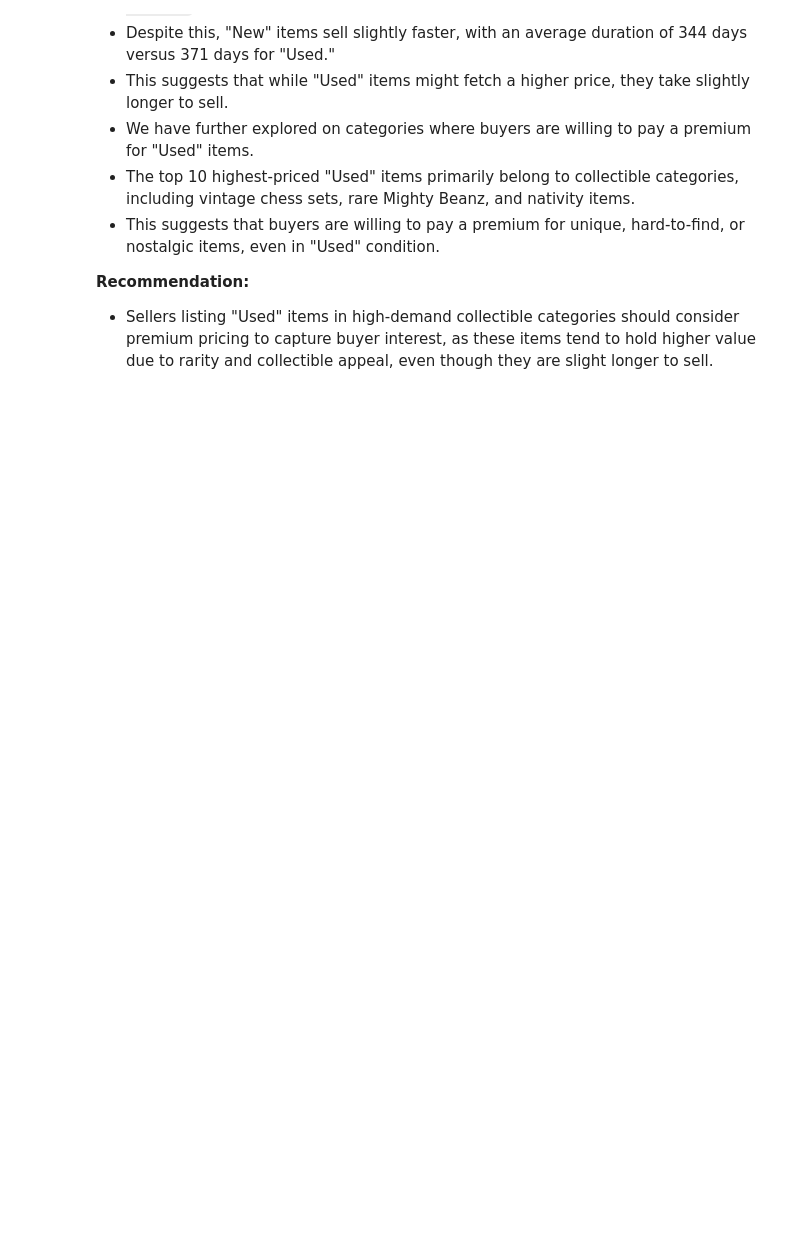
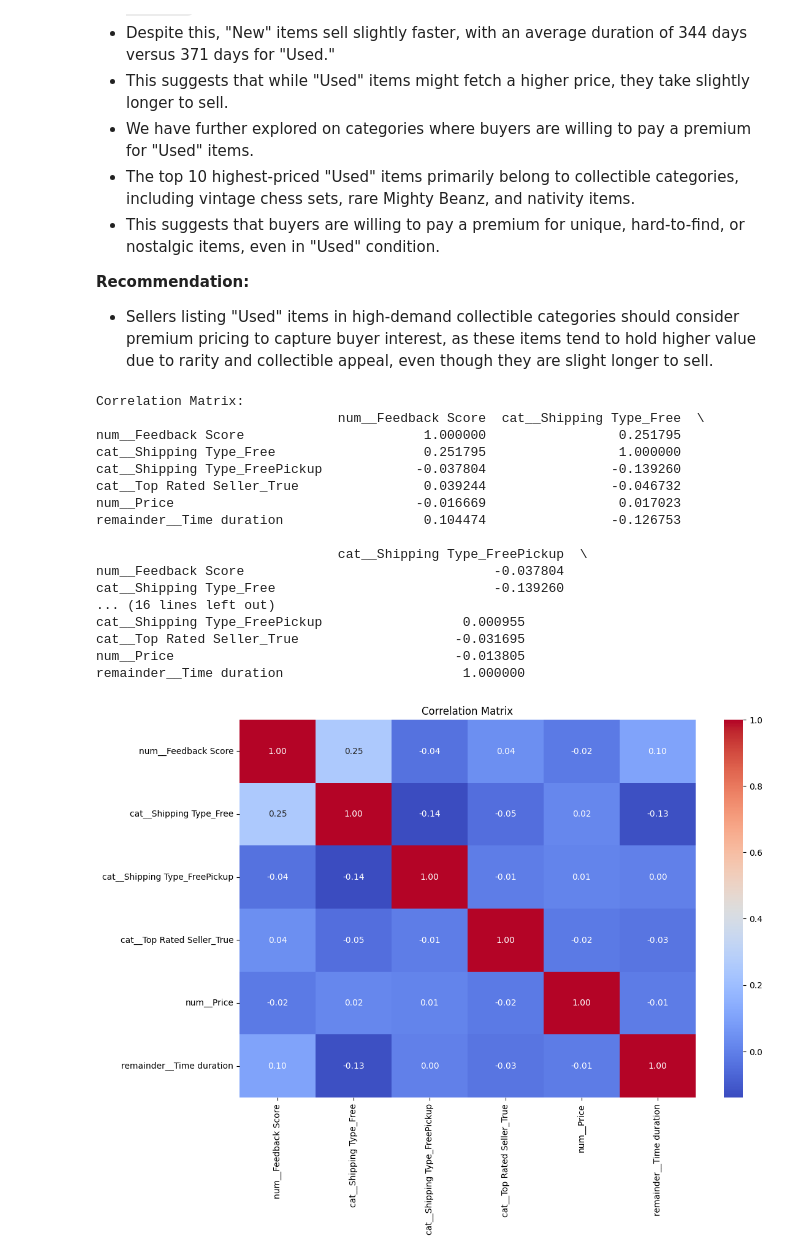
Before and after one commit to ricardotassio/price-smart-api, a Jupyter notebook: insights/Insights_Chaw.ipynb, the cells around one changed output. Drawn from its saved outputs; the diff is of its cells as text; code cells hidden in the pictures; some formulas as TeX source; blank space fills up the shorter version.

```diff
--- a/insights/Insights_Chaw.ipynb
+++ b/insights/Insights_Chaw.ipynb
@@ -257,3 +257,35 @@ plt.show()
 **Recommendation:**
 
 * Sellers listing "Used" items in high-demand collectible categories should consider premium pricing to capture buyer interest, as these items tend to hold higher value due to rarity and collectible appeal, even though they are slight longer to sell.
+# %%
+# Correlation analysis
+correlation = df[['num__Feedback Score', 'cat__Shipping Type_Free', 'cat__Shipping Type_FreePickup', 'cat__Top Rated Seller_True', 'num__Price', 'remainder__Time duration']].corr()
+print("Correlation Matrix:")
+print(correlation)
+
+# Display the matrix
+import matplotlib.pyplot as plt
+import seaborn as sns
+plt.figure(figsize=(12, 8))
+sns.heatmap(correlation, annot=True, fmt=".2f", cmap="coolwarm")
+plt.title("Correlation Matrix")
+plt.show()
+# %% [output]
+Correlation Matrix:
+                               num__Feedback Score  cat__Shipping Type_Free  \
+num__Feedback Score                       1.000000                 0.251795
+cat__Shipping Type_Free                   0.251795                 1.000000
+cat__Shipping Type_FreePickup            -0.037804                -0.139260
+cat__Top Rated Seller_True                0.039244                -0.046732
+num__Price                               -0.016669                 0.017023
+remainder__Time duration                  0.104474                -0.126753
+
+                               cat__Shipping Type_FreePickup  \
+num__Feedback Score                                -0.037804
+cat__Shipping Type_Free                            -0.139260
+... (16 lines left out)
+cat__Shipping Type_FreePickup                  0.000955
+cat__Top Rated Seller_True                    -0.031695
+num__Price                                    -0.013805
+remainder__Time duration                       1.000000
+[figure, added]
```
Also changed, not shown: 3 other files.
